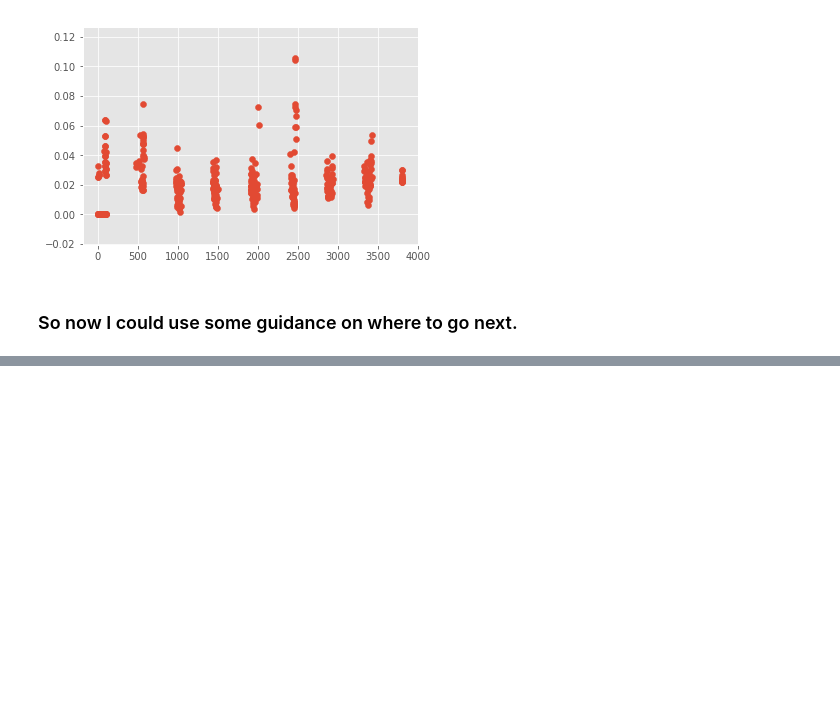
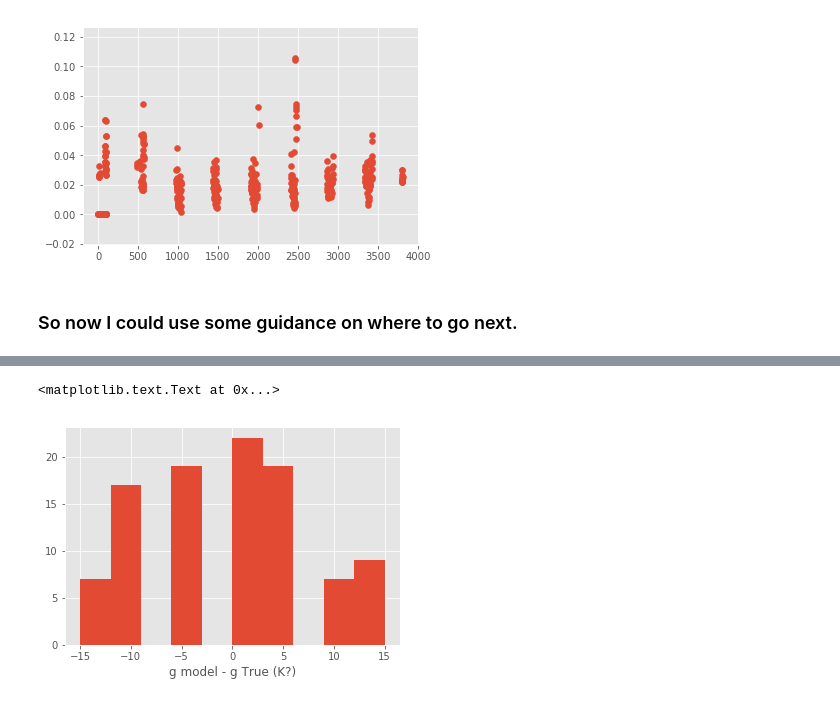
Before and after one commit to yoachim/LSST_narrowband, a Jupyter notebook: KDtrees_stuff.ipynb, the cells around one changed output, grey strips where cells are left out. Cells and saved outputs as stored; diff of their text form; code cells hidden in the pictures; blank space fills up the shorter version.

```diff
--- a/KDtrees_stuff.ipynb
+++ b/KDtrees_stuff.ipynb
@@ -134,0 +167,6 @@ plt.scatter(ind, dist);
+# %%
+plt.hist(model_atm_mags['gravity'][ind]-model_atm_mags['gravity'][500])
+plt.xlabel('g model - g True ()')
+# %% [output]
+<matplotlib.text.Text at 0x...>
+[figure, added]
```
Also changed, not shown: parts of 10 cells of this notebook.
